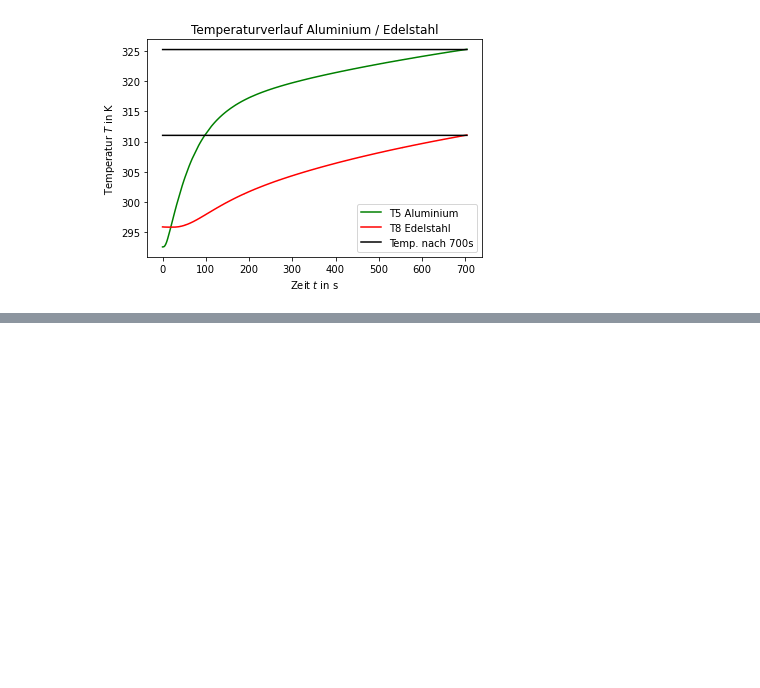
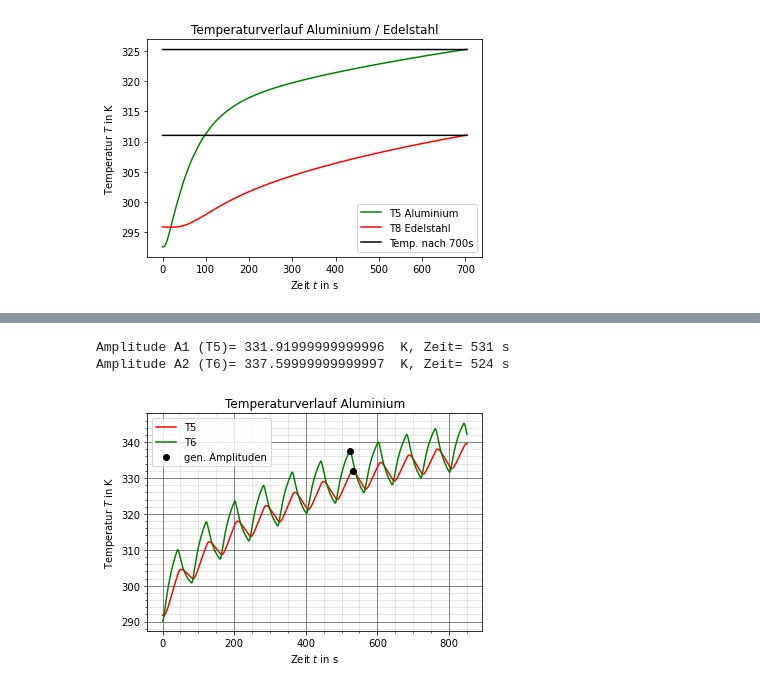
Before and after one commit to JackDO1998/Praktikum, a Jupyter notebook: waermeleitung/relaxationsverhalten.ipynb, the cells around one changed output, grey strips where cells are left out. Saved outputs shown, nothing was run; the diff lists cells and outputs as text; code cells hidden in the pictures; blank space fills up the shorter version.

```diff
--- a/waermeleitung/relaxationsverhalten.ipynb
+++ b/waermeleitung/relaxationsverhalten.ipynb
@@ -143,0 +280,46 @@ plt.savefig('stataluedel.pdf')
+# %%
+#Dynamisch Alu
+#Amplituden finden
+i=500
+j=500
+z=400
+obereG2=550
+obereG3=450
+while i < obereG2:
+    if T25[i]>T25[i-1]:
+        k=i
+        i=i+1
+    else:
+        i=i+1
+
+while j < obereG2:
+    if T26[j]>T26[j-1]:
+        l=j
+        j=j+1
+    else:
+        j=j+1
+while z < obereG3:
+    if T25[z]>T25[z-1]:
+        abc=z
+        z=z+1
+    else:
+        z=z+1
+#Plot
+plt.plot(t2,T25,'r-',label='T5')
+plt.plot(t2,T26,'g-',label='T6')
+plt.grid(b=True, which='major', color='#666666', linestyle='-')
+plt.minorticks_on()
+plt.grid(b=True, which='minor', color='#666666', linestyle='-', alpha=0.2)
+plt.plot(t2[k],T25[k],'ko',label='gen. Amplituden')
+plt.plot(t2[l],T26[l],'ko')
+plt.title('Temperaturverlauf Aluminium')
+plt.xlabel('Zeit $t$ in s')
+plt.ylabel('Temperatur $T$ in K')
+plt.legend(loc='best')
+plt.savefig('wellenalu.pdf')
+print('Amplitude A1 (T5)=',T25[k],' K, Zeit=',t2[k],'s')
+print('Amplitude A2 (T6)=',T26[l],' K, Zeit=',t2[l],'s')
+# %% [output]
+Amplitude A1 (T5)= 331.91999999999996  K, Zeit= 531 s
+Amplitude A2 (T6)= 337.59999999999997  K, Zeit= 524 s
+[figure, added]
```
Also changed, not shown: parts of 23 cells of this notebook, 13 other files.
